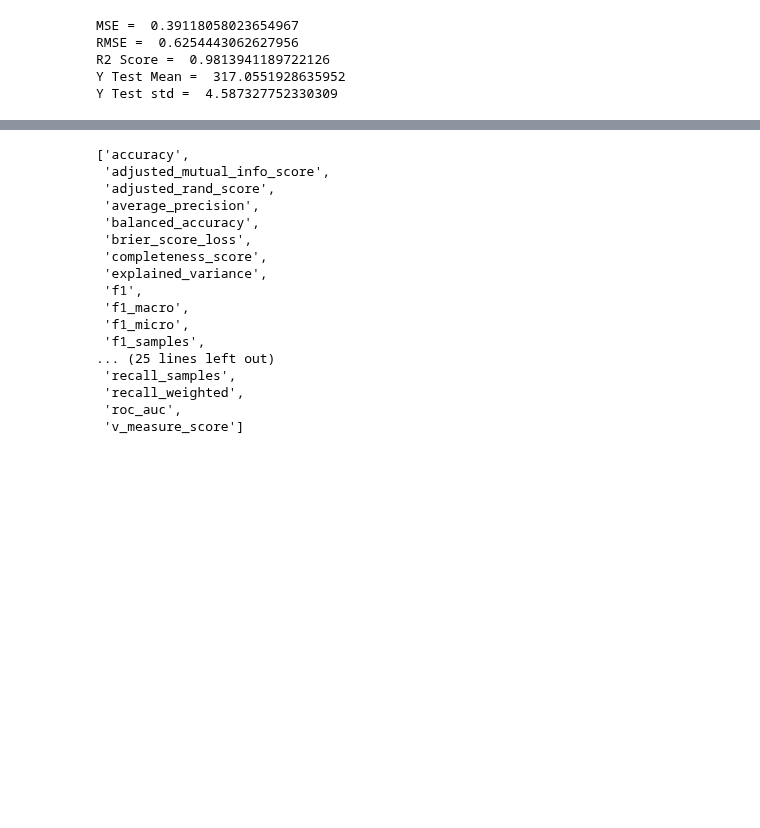
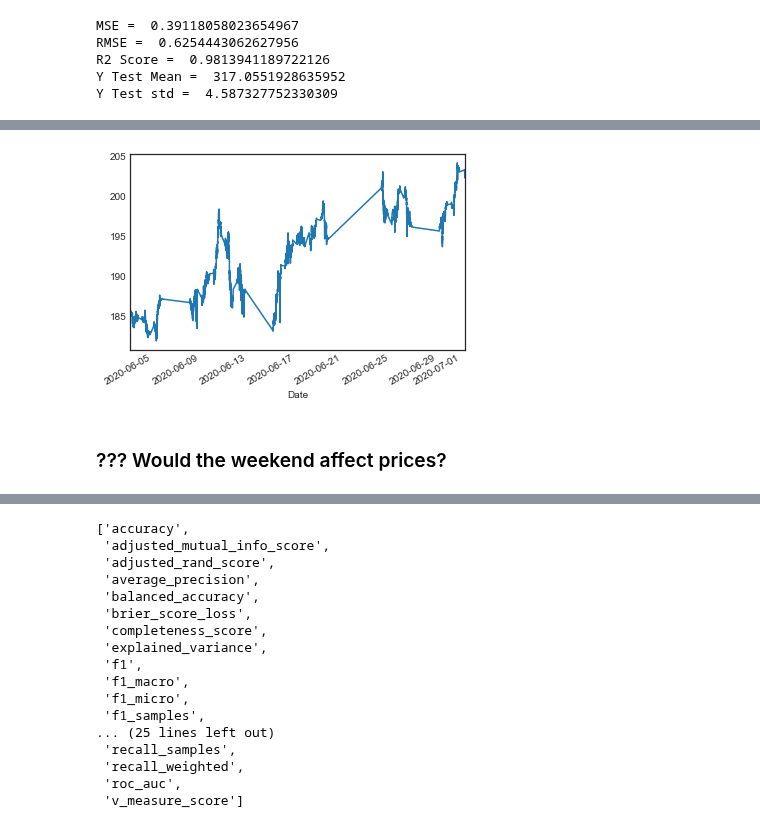
Before and after one commit to jcanque777/stock_market_data_prediction, a Jupyter notebook: test_models.ipynb, the cells around one changed output, grey strips where cells are left out. Saved outputs shown, nothing was run; the diff lists cells and outputs as text; code cells hidden in the pictures; blank space fills up the shorter version.

```diff
--- a/test_models.ipynb
+++ b/test_models.ipynb
@@ -2013,0 +2058,2 @@ ValueError: arrays must all be same length
+# %%
+msft_ts['Date'] = pd.to_datetime(msft_ts['Date'])
@@ -2013,0 +2065,14 @@ ValueError: arrays must all be same length
+# %%
+msft_ts = msft_ts.sort_values('Date')
+# %%
+msft_ts = msft_ts.set_index('Date')
+# %%
+y = msft_ts['close']
+# %%
+#there isn't seasonality for such a small time frame
+y.plot()
+plt.show()
+# %% [output]
+[figure, added]
+# %% [markdown]
+### ??? Would the weekend affect prices?
```
Also changed, not shown: parts of 37 cells of this notebook.
